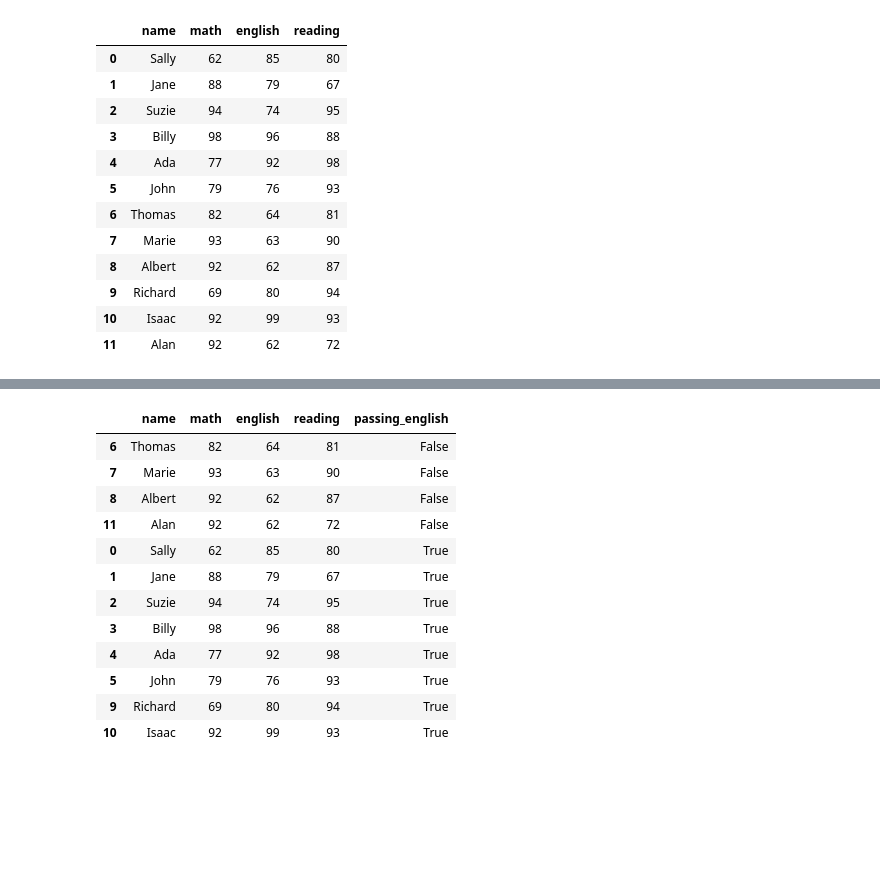
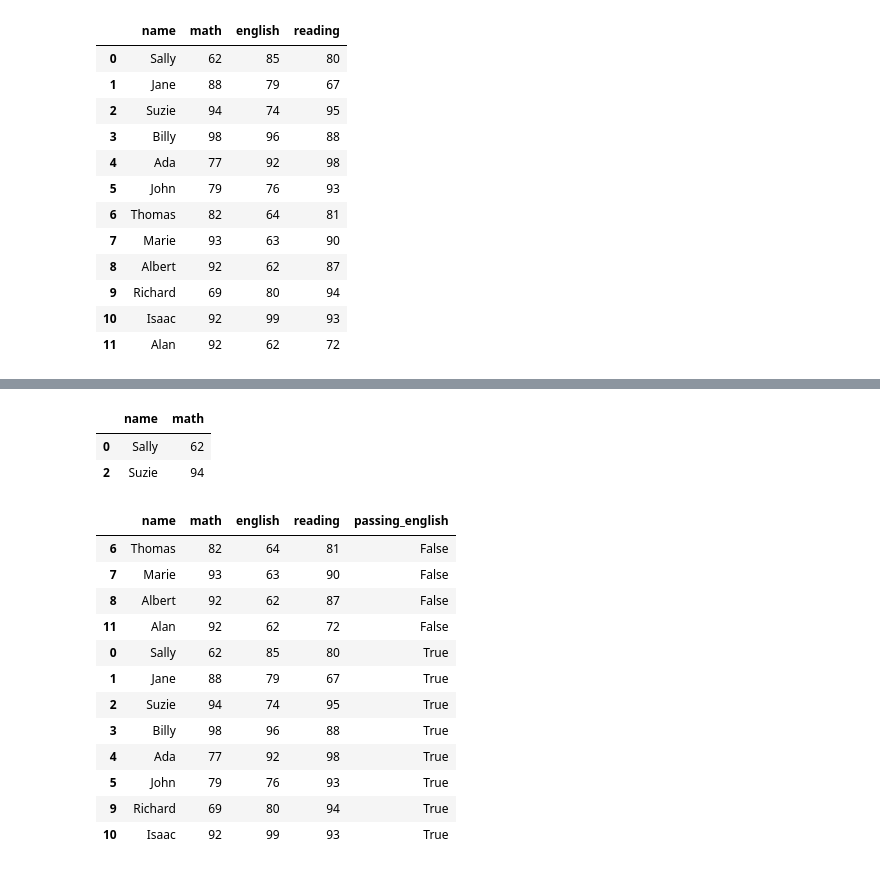
Before and after one commit to richie-p-meyer/numpy-pandas-visualization-exercises, a Jupyter notebook: dataframes.ipynb, the cells around one changed output, grey strips where cells are left out. Saved outputs shown, nothing was run; the diff lists cells and outputs as text; code cells hidden in the pictures; blank space fills up the shorter version.

```diff
--- a/dataframes.ipynb
+++ b/dataframes.ipynb
@@ -39,3 +55,9 @@ df
+# %%
+df.loc[df['name'].str.startswith('S'),['name','math']]
+# %% [output]
+|  | name | math |
+| 0 | Sally | 62 |
+| 2 | Suzie | 94 |
 # %%
 df['passing_english'] = df.english>=70
 # %%
```
Also changed, not shown: parts of 1 cell of this notebook, 1 other file.
